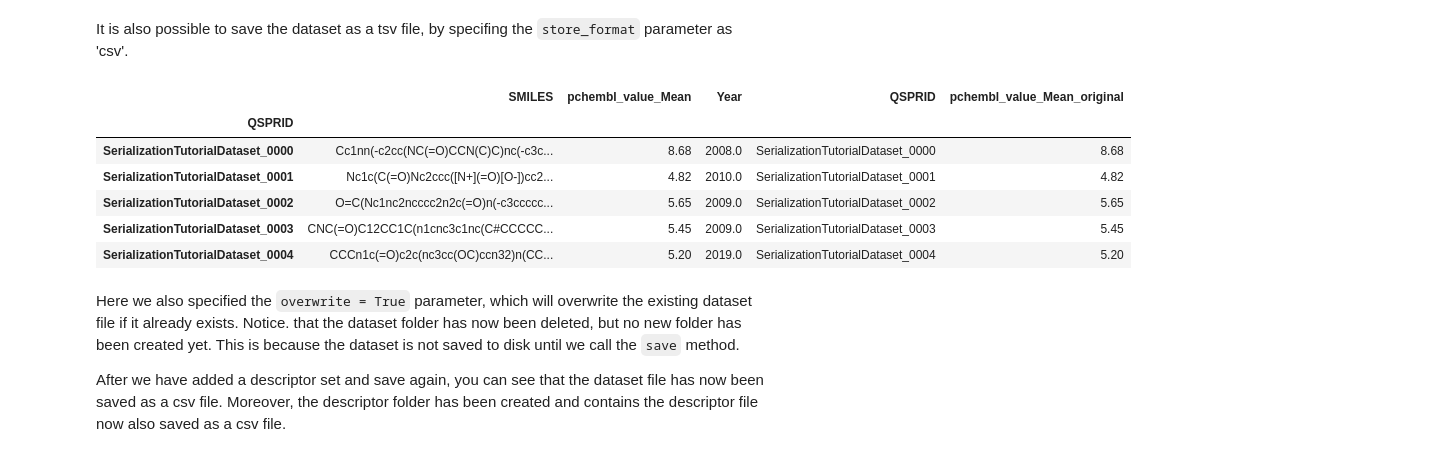
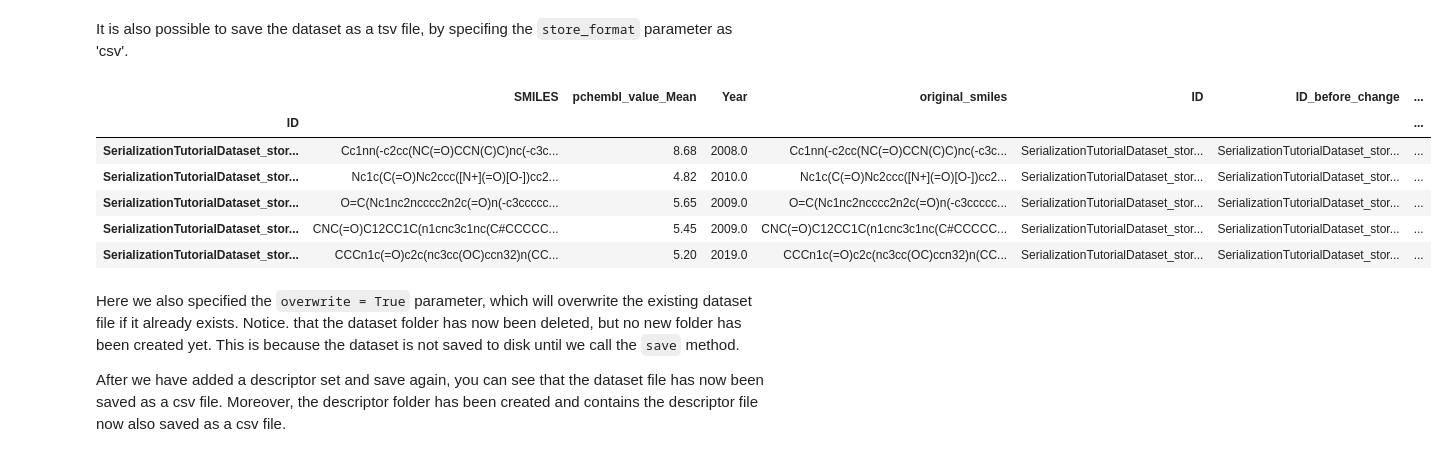
Before and after one commit to CDDLeiden/QSPRpred, a Jupyter notebook: tutorials/basics/other/serialization.ipynb, the cells around one changed output. Cells and saved outputs as stored; diff of their text form; code cells hidden in the pictures.

```diff
--- a/tutorials/basics/other/serialization.ipynb
+++ b/tutorials/basics/other/serialization.ipynb
@@ -104,32 +106,32 @@ It is also possible to save the dataset as a tsv file, by specifing the `store_f
 # %%
 # Load a dataset from a table file
 import os
 
 from IPython.display import display
 
 from qsprpred.data import QSPRDataset
 
 os.makedirs("../../tutorial_output/data", exist_ok=True)
 
 dataset = QSPRDataset.fromTableFile(
     filename="../../tutorial_data/A2A_LIGANDS.tsv",
     path="../../tutorial_output/data",
     name="SerializationTutorialDataset",
     target_props=[{"name": "pchembl_value_Mean", "task": "REGRESSION"}],
-    store_format="csv",
-    overwrite=True
+    store_format="csv"
 )
 dataset.randomState = 42
+dataset.clear()  # clear the previously saved states
 
 display(dataset.getDF().head())
 # %% [output]
-|  | SMILES | pchembl_value_Mean | Year | QSPRID | pchembl_value_Mean_original |
-| QSPRID |  |  |  |  |  |
-| SerializationTutorialDataset_0000 | Cc1nn(-c2cc(NC(=O)CCN(C)C)nc(-c3c... | 8.68 | 2008.0 | SerializationTutorialDataset_0000 | 8.68 |
-| SerializationTutorialDataset_0001 | Nc1c(C(=O)Nc2ccc([N+](=O)[O-])cc2... | 4.82 | 2010.0 | SerializationTutorialDataset_0001 | 4.82 |
-| SerializationTutorialDataset_0002 | O=C(Nc1nc2ncccc2n2c(=O)n(-c3ccccc... | 5.65 | 2009.0 | SerializationTutorialDataset_0002 | 5.65 |
-| SerializationTutorialDataset_0003 | CNC(=O)C12CC1C(n1cnc3c1nc(C#CCCCC... | 5.45 | 2009.0 | SerializationTutorialDataset_0003 | 5.45 |
-| SerializationTutorialDataset_0004 | CCCn1c(=O)c2c(nc3cc(OC)ccn32)n(CC... | 5.20 | 2019.0 | SerializationTutorialDataset_0004 | 5.20 |
+|  | SMILES | pchembl_value_Mean | Year | original_smiles | ID | ID_before_change | ... |
+| ID |  |  |  |  |  |  | ... |
+| SerializationTutorialDataset_stor... | Cc1nn(-c2cc(NC(=O)CCN(C)C)nc(-c3c... | 8.68 | 2008.0 | Cc1nn(-c2cc(NC(=O)CCN(C)C)nc(-c3c... | SerializationTutorialDataset_stor... | SerializationTutorialDataset_stor... | ... |
+| SerializationTutorialDataset_stor... | Nc1c(C(=O)Nc2ccc([N+](=O)[O-])cc2... | 4.82 | 2010.0 | Nc1c(C(=O)Nc2ccc([N+](=O)[O-])cc2... | SerializationTutorialDataset_stor... | SerializationTutorialDataset_stor... | ... |
+| SerializationTutorialDataset_stor... | O=C(Nc1nc2ncccc2n2c(=O)n(-c3ccccc... | 5.65 | 2009.0 | O=C(Nc1nc2ncccc2n2c(=O)n(-c3ccccc... | SerializationTutorialDataset_stor... | SerializationTutorialDataset_stor... | ... |
+| SerializationTutorialDataset_stor... | CNC(=O)C12CC1C(n1cnc3c1nc(C#CCCCC... | 5.45 | 2009.0 | CNC(=O)C12CC1C(n1cnc3c1nc(C#CCCCC... | SerializationTutorialDataset_stor... | SerializationTutorialDataset_stor... | ... |
+| SerializationTutorialDataset_stor... | CCCn1c(=O)c2c(nc3cc(OC)ccn32)n(CC... | 5.20 | 2019.0 | CCCn1c(=O)c2c(nc3cc(OC)ccn32)n(CC... | SerializationTutorialDataset_stor... | SerializationTutorialDataset_stor... | ... |
 # %% [markdown]
 Here we also specified the `overwrite = True` parameter, which will overwrite the existing dataset file if it already exists.
 Notice. that the dataset folder has now been deleted, but no new folder has been created yet.
```
Also changed, not shown: parts of 9 cells of this notebook.
